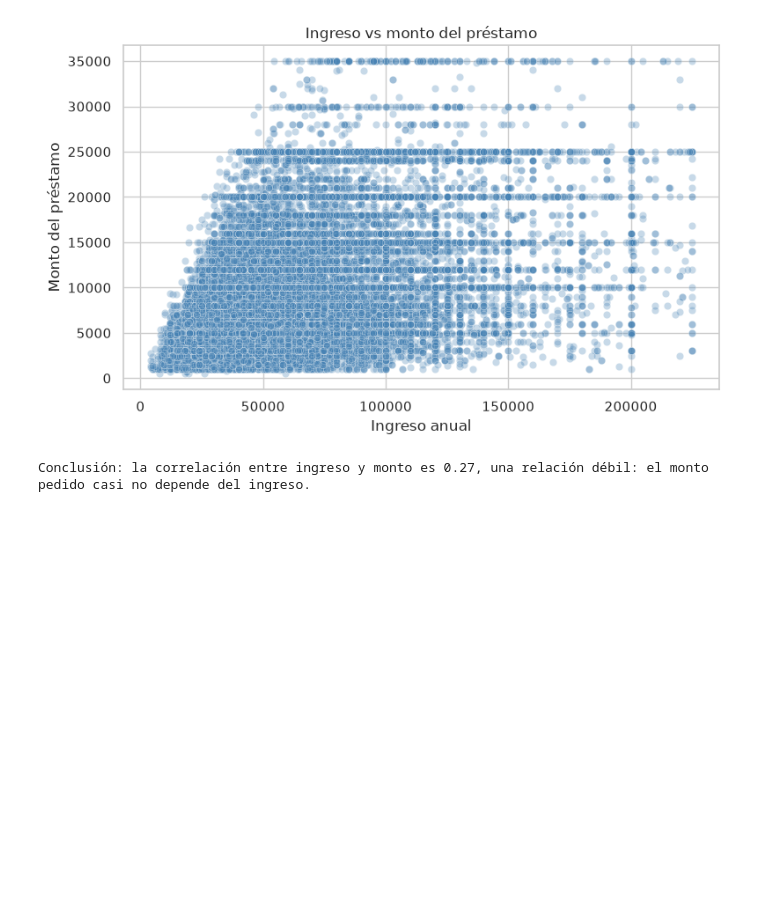
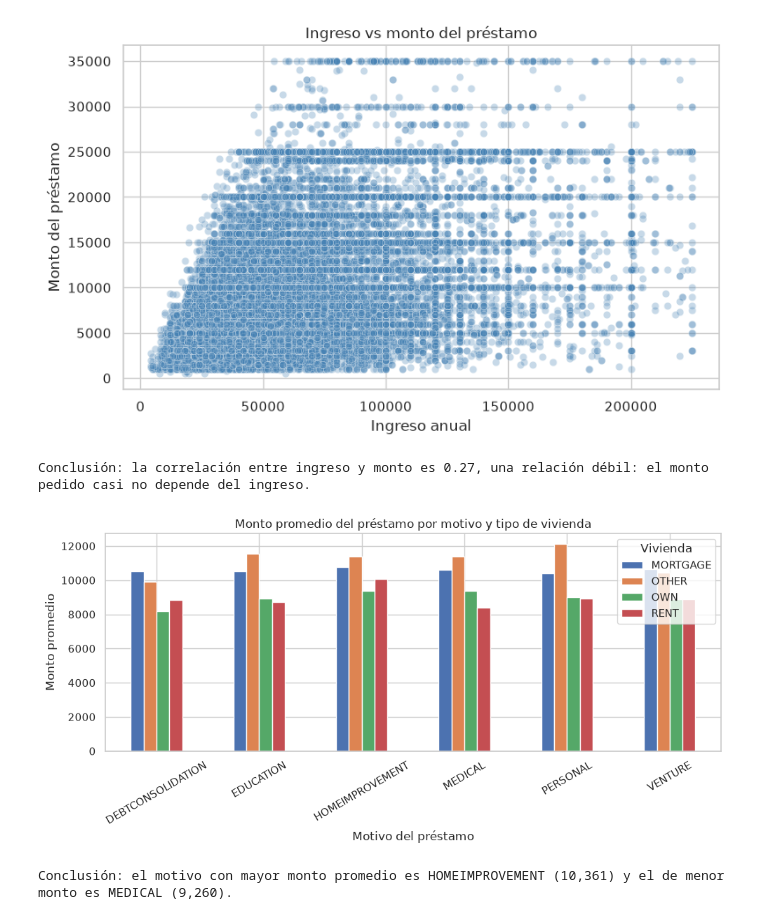
Before and after one commit to Nicolas-1212/Proyecto-Credit-Risk, a Jupyter notebook: cuadernos/exploracion_Samuel-B.ipynb, the cells around one changed output. Cells and saved outputs as stored; diff of their text form; code cells hidden in the pictures; blank space fills up the shorter version.

```diff
--- a/cuadernos/exploracion_Samuel-B.ipynb
+++ b/cuadernos/exploracion_Samuel-B.ipynb
@@ -285,3 +285,21 @@ print(f"Conclusión: la correlación entre ingreso y monto es {corr1:.2f}, "
 # %% [output]
 [figure]
 Conclusión: la correlación entre ingreso y monto es 0.27, una relación débil: el monto pedido casi no depende del ingreso.
+# %%
+# 2. BARRAS AGRUPADAS: monto promedio por motivo y tipo de vivienda
+tabla2 = df_limpio.groupby(["loan_intent", "person_home_ownership"])["loan_amnt"].mean().unstack()
+tabla2.plot(kind="bar", figsize=(10, 5))
+plt.title("Monto promedio del préstamo por motivo y tipo de vivienda")
+plt.xlabel("Motivo del préstamo")
+plt.ylabel("Monto promedio")
+plt.xticks(rotation=30)
+plt.legend(title="Vivienda")
+plt.tight_layout()
+plt.show()
+
+prom2 = df_limpio.groupby("loan_intent")["loan_amnt"].mean()
+print(f"Conclusión: el motivo con mayor monto promedio es {prom2.idxmax()} ({prom2.max():,.0f}) "
+      f"y el de menor monto es {prom2.idxmin()} ({prom2.min():,.0f}).")
+# %% [output]
+[figure, added]
+Conclusión: el motivo con mayor monto promedio es HOMEIMPROVEMENT (10,361) y el de menor monto es MEDICAL (9,260).
```
